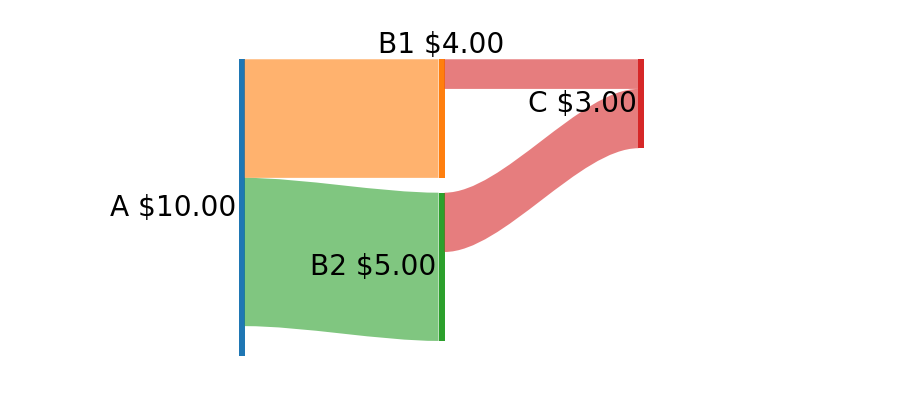
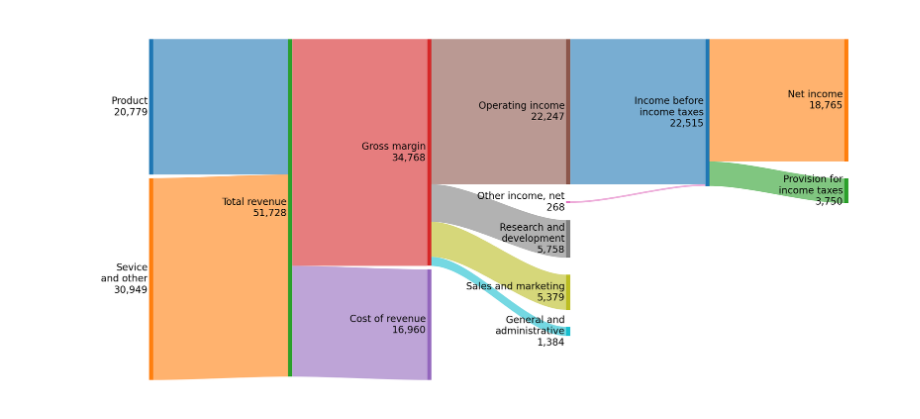
Before and after one commit to riley-x/SankeyFlow, a Jupyter notebook: example/example.ipynb, the cells around one changed output. Cells and saved outputs as stored; diff of their text form; code cells hidden in the pictures.

```diff
--- a/example/example.ipynb
+++ b/example/example.ipynb
@@ -336,27 +336,37 @@ class Sankey:
         #ax.axis(xmin=0, xmax=len(self.nodes)-1 + self.node_width, ymin=0, ymax=1)
         ax.axis('tight')
         ax.axis('off')
-# %%
-plt.figure(figsize=(4, 3), dpi=144)
-
-nodes = [
-    [('A', 10)],
-    [('B1', 4), ('B2', 5)],
-    [('C', 3, {'label_pos':'top'})]
-]
-flows = [
-    ('A', 'B1', 4),
-    ('A', 'B2', 5),
-    ('B1', 'C', 1),
-    ('B2', 'C', 2),
-]
-
-s = Sankey(
-    flows=flows,
-    nodes=nodes,
-    node_opts=dict(label_format='{label} ${value:.2f}'),
-)
-s.draw()
-plt.show()
-# %% [output]
-[figure, removed]
+# %%
+plt.figure(figsize=(20, 10), dpi=144)
+nodes = [
+    [('Product', 20779), ('Sevice\nand other', 30949)],
+    [('Total revenue', 51728)],
+    [('Gross margin', 34768), ('Cost of revenue', 16960)],
+    [('Operating income', 22247), ('Other income, net', 268), ('Research and\ndevelopment', 5758), ('Sales and marketing', 5379), ('General and\nadministrative', 1384)],
+    [('Income before\nincome taxes', 22515)],
+    [('Net income', 18765), ('Provision for\nincome taxes', 3750)]
+]
+flows = [
+    ('Product', 'Total revenue', 20779, {'flow_color_mode': 'source'}),
+    ('Sevice\nand other', 'Total revenue', 30949, {'flow_color_mode': 'source'}),
+    ('Total revenue', 'Gross margin', 34768),
+    ('Total revenue', 'Cost of revenue', 16960),
+    ('Gross margin', 'Operating income', 22247),
+    ('Gross margin', 'Research and\ndevelopment', 5758),
+    ('Gross margin', 'Sales and marketing', 5379),
+    ('Gross margin', 'General and\nadministrative', 1384),
+    ('Operating income', 'Income before\nincome taxes', 22247),
+    ('Other income, net', 'Income before\nincome taxes', 268, {'flow_color_mode': 'source'}),
+    ('Income before\nincome taxes', 'Net income', 18765),
+    ('Income before\nincome taxes', 'Provision for\nincome taxes', 3750),
+]
+
+s = Sankey(
+    flows=flows,
+    nodes=nodes,
+)
+s.draw()
+plt.gcf().set_facecolor('white')
+plt.show()
+# %% [output]
+[figure, added]
```
Also changed, not shown: 7 other files.
